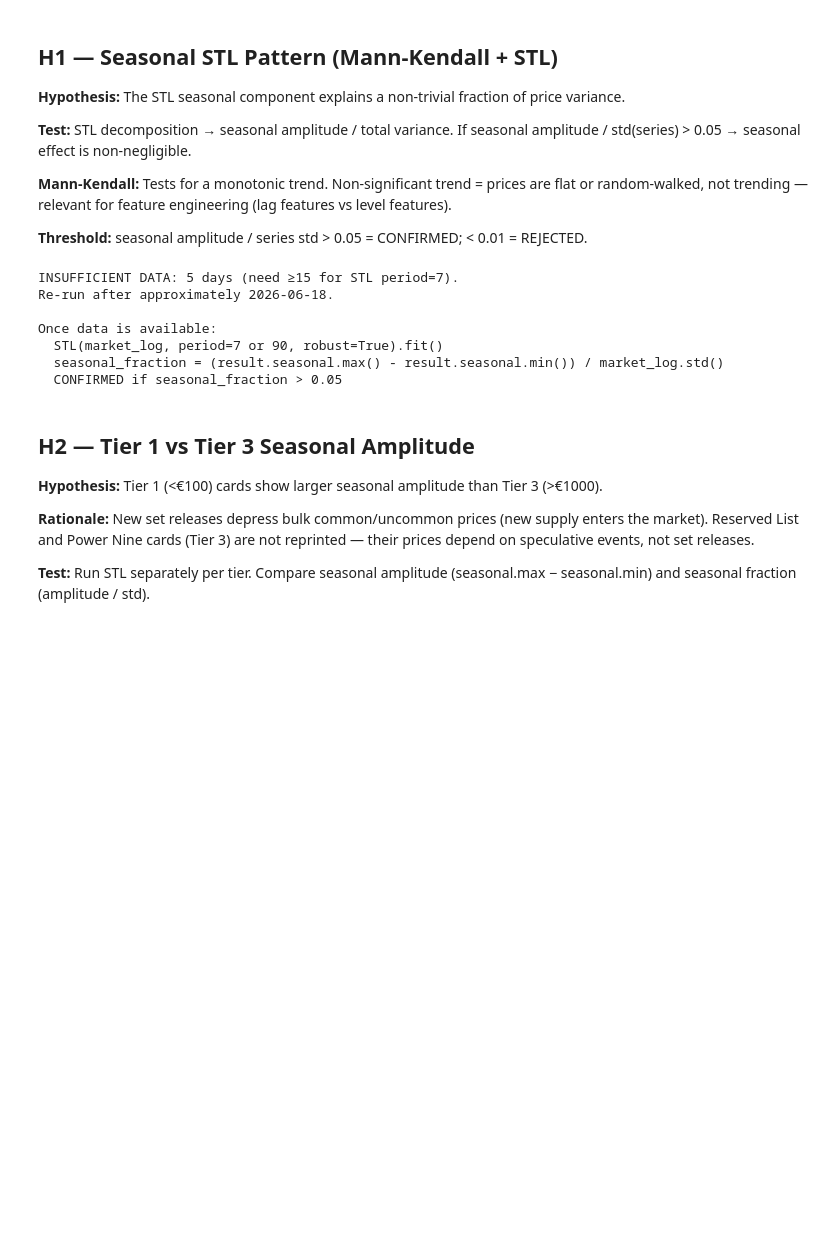
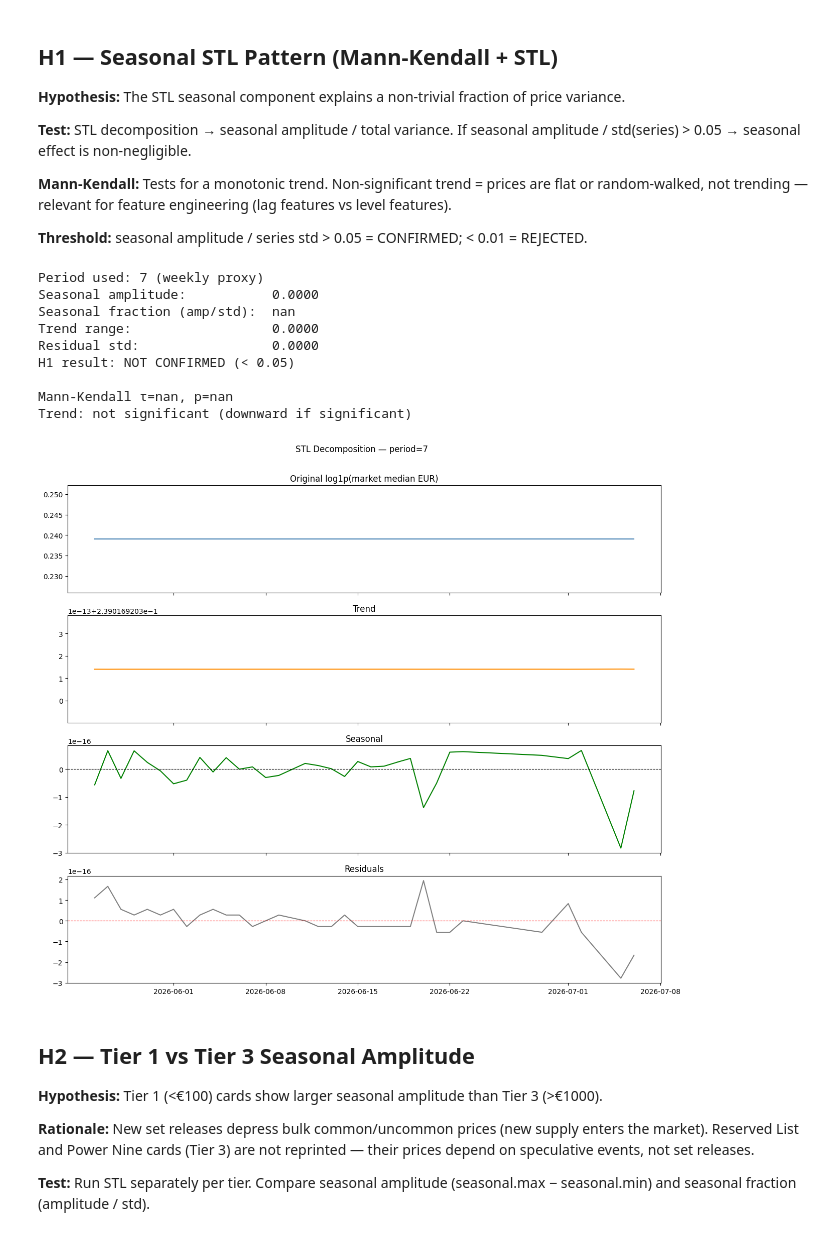
Before and after one commit to jedrzejpolaczek/aviarium.columbarius, a Jupyter notebook: notebooks/confirmatory_data_analysis/06_seasonality.ipynb, the cells around one changed output. Drawn from its saved outputs; the diff is of its cells as text; code cells hidden in the pictures; blank space fills up the shorter version.

```diff
--- a/notebooks/confirmatory_data_analysis/06_seasonality.ipynb
+++ b/notebooks/confirmatory_data_analysis/06_seasonality.ipynb
@@ -100,7 +97,10 @@ else:
     seasonal_amp = result.seasonal.max() - result.seasonal.min()
     # Normalise by series std to make the threshold (0.05) scale-independent;
     # a 5% fraction means seasonality explains at least 5% of total variation
-    seasonal_fraction = seasonal_amp / market_log.std()
+    series_std = market_log.std()
+    # Guard against (near-)zero variance: amp/std would otherwise divide by ~0 and
+    # produce a spurious 'CONFIRMED' via an inf ratio instead of a real seasonal signal.
+    seasonal_fraction = np.nan if series_std < 1e-9 else seasonal_amp / series_std
     trend_range = result.trend.max() - result.trend.min()
     resid_std = result.resid.std()
     confirmed = seasonal_fraction > 0.05
@@ -114,39 +114,42 @@ else:
     )
 
     # Mann-Kendall: non-parametric monotonic trend test — preferred over linear regression
     # because price series violate the normality assumption required for OLS significance tests
     t = np.arange(len(market_log))
     tau, p_mk = kendalltau(t, market_log.values)
     print(f"\nMann-Kendall τ={tau:.4f}, p={p_mk:.4e}")
     print(
         f"Trend: {'SIGNIFICANT' if p_mk < 0.05 else 'not significant'} "
         f"({'upward' if tau > 0 else 'downward'} if significant)"
     )
 
     # Four-panel plot: original / trend / seasonal / residuals
     # sharex=True links the date axis so zooming one panel zooms all four simultaneously
     fig, axes = plt.subplots(4, 1, figsize=(13, 11), sharex=True)
     axes[0].plot(market_log.index, market_log, color="steelblue")
     axes[0].set_title("Original log1p(market median EUR)")
     axes[1].plot(market_log.index, result.trend, color="darkorange")
     axes[1].set_title("Trend")
     axes[2].plot(market_log.index, result.seasonal, color="green")
     axes[2].axhline(0, color="black", linewidth=0.8, linestyle="--")
     axes[2].set_title("Seasonal")
     axes[3].plot(market_log.index, result.resid, color="gray")
     axes[3].axhline(0, color="red", linewidth=0.8, linestyle="--")
     axes[3].set_title("Residuals")
     plt.suptitle(f"STL Decomposition — period={period}", y=1.01, fontsize=12)
     plt.tight_layout()
     plt.show()
 # %% [output]
-INSUFFICIENT DATA: 5 days (need ≥15 for STL period=7).
-Re-run after approximately 2026-06-18.
+Period used: 7 (weekly proxy)
+Seasonal amplitude:           0.0000
+Seasonal fraction (amp/std):  nan
+Trend range:                  0.0000
+Residual std:                 0.0000
+H1 result: NOT CONFIRMED (< 0.05)
 
-Once data is available:
-  STL(market_log, period=7 or 90, robust=True).fit()
-  seasonal_fraction = (result.seasonal.max() - result.seasonal.min()) / market_log.std()
-  CONFIRMED if seasonal_fraction > 0.05
+Mann-Kendall τ=nan, p=nan
+Trend: not significant (downward if significant)
+[figure, added]
 # %% [markdown]
 ## H2 — Tier 1 vs Tier 3 Seasonal Amplitude
 
```
Also changed, not shown: parts of 2 cells of this notebook, 25 other files.
